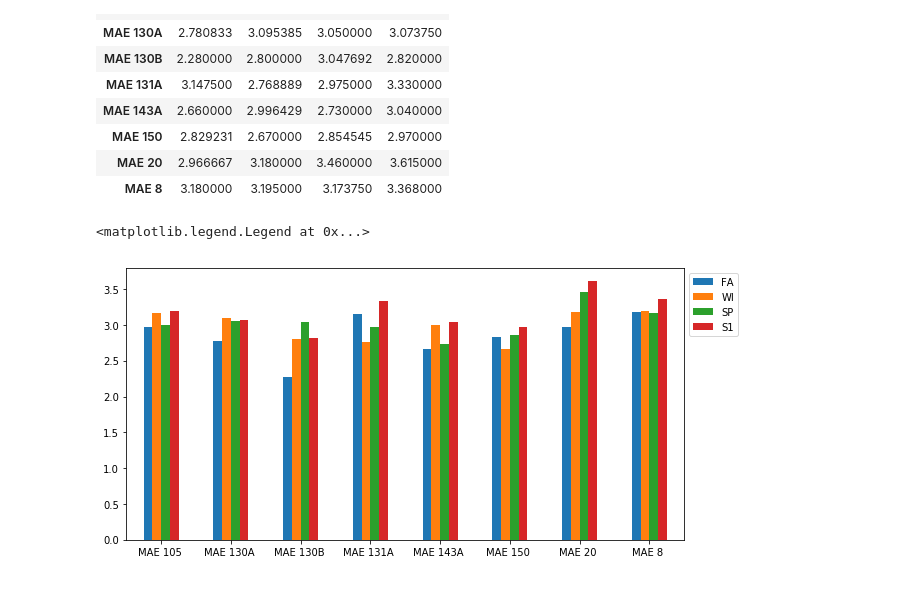
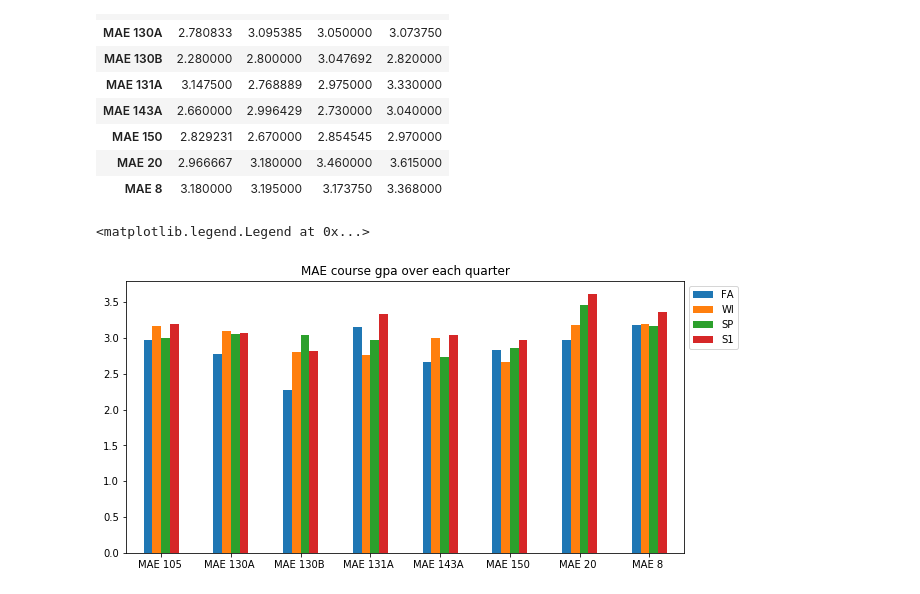
Before and after one commit to tkafel/ECE143, a Jupyter notebook: Post Meeting Final Project - Question 9.ipynb, the cells around one changed output. Drawn from its saved outputs; the diff is of its cells as text; code cells hidden in the pictures.

```diff
--- a/Post Meeting Final Project - Question 9.ipynb
+++ b/Post Meeting Final Project - Question 9.ipynb
@@ -45,7 +45,7 @@ compare_gpa
 | MAE 20 | 2.966667 | 3.180000 | 3.460000 | 3.615000 |
 | MAE 8 | 3.180000 | 3.195000 | 3.173750 | 3.368000 |
 # %%
-compare_gpa.plot.bar(rot = 0, figsize=(10,5)).legend(bbox_to_anchor=(1, 1))
+compare_gpa.plot.bar(rot = 0, figsize=(10,5), title='MAE course gpa over each quarter').legend(bbox_to_anchor=(1, 1))
 # %% [output]
 <matplotlib.legend.Legend at 0x...>
-[figure, old version]
+[figure, new version]
```
Also changed, not shown: parts of 16 cells of this notebook, 1 other file.
